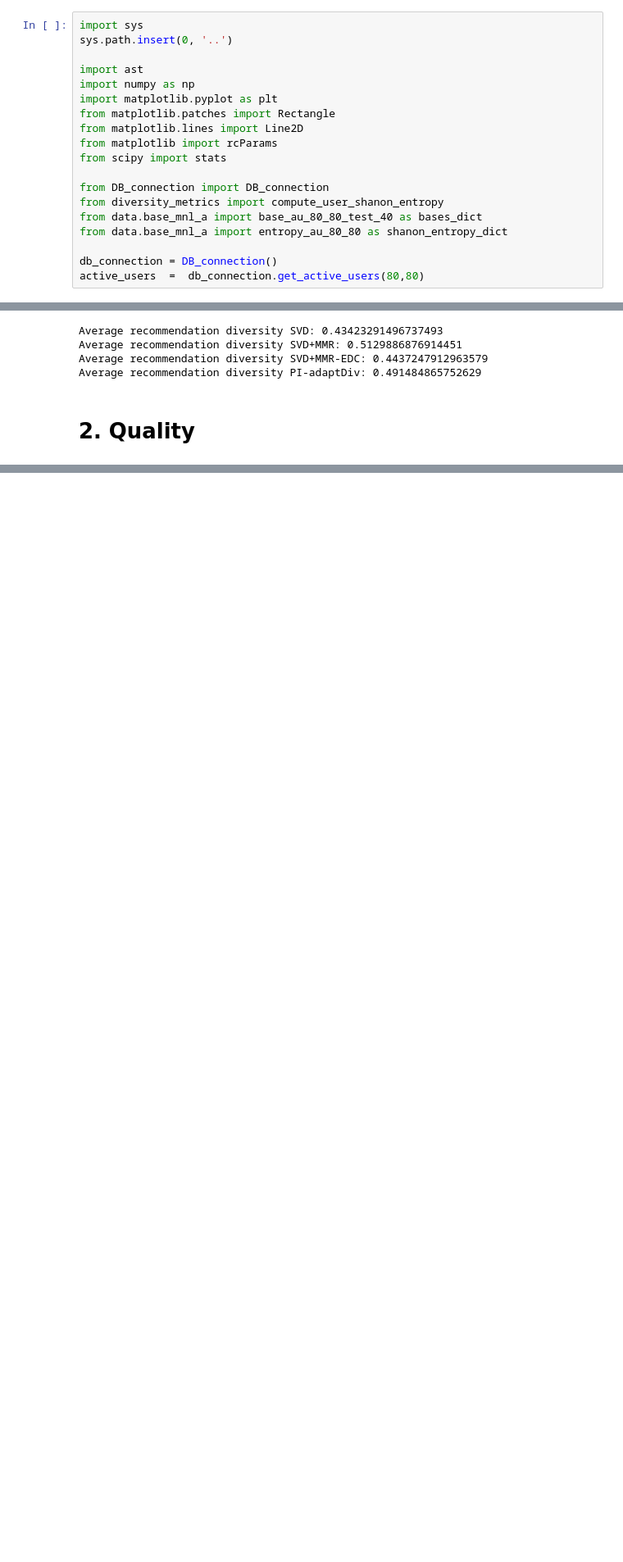
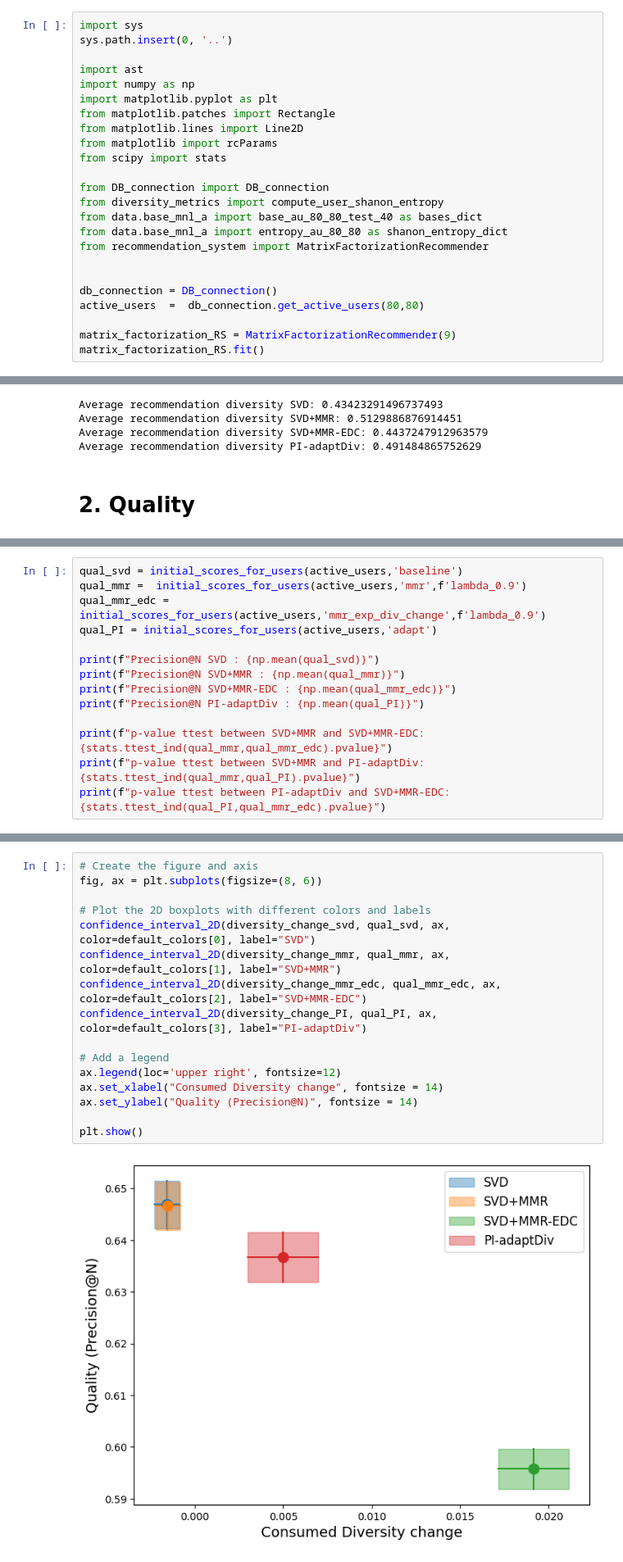
Before and after one commit to CoTimmers/PI-adaptDiv_journal_article, a Jupyter notebook: offline_study/ebnerd/notebooks/analyse_massive_simulation.ipynb, the cells around one changed output, grey strips where cells are left out. Shown: that part at 82% size. Cells and saved outputs as stored; diff of their text form; blank space fills up the shorter version.

```diff
--- a/offline_study/ebnerd/notebooks/analyse_massive_simulation.ipynb
+++ b/offline_study/ebnerd/notebooks/analyse_massive_simulation.ipynb
@@ -16,9 +16,14 @@ from DB_connection import DB_connection
 from diversity_metrics import compute_user_shanon_entropy
 from data.base_mnl_a import base_au_80_80_test_40 as bases_dict
 from data.base_mnl_a import entropy_au_80_80 as shanon_entropy_dict
+from recommendation_system import MatrixFactorizationRecommender
+
 
 db_connection = DB_connection()
 active_users  =  db_connection.get_active_users(80,80)
+
+matrix_factorization_RS = MatrixFactorizationRecommender(9)
+matrix_factorization_RS.fit()
 # %% [markdown]
 # Usefull functions
 # %%
@@ -531,0 +669,14 @@ Average recommendation diversity PI-adaptDiv: 0.491484865752629
+# %%
+qual_svd = initial_scores_for_users(active_users,'baseline')
+qual_mmr =  initial_scores_for_users(active_users,'mmr',f'lambda_0.9')
+qual_mmr_edc = initial_scores_for_users(active_users,'mmr_exp_div_change',f'lambda_0.9')
+qual_PI = initial_scores_for_users(active_users,'adapt')
+
+print(f"Precision@N SVD : {np.mean(qual_svd)}")
+print(f"Precision@N SVD+MMR : {np.mean(qual_mmr)}")
+print(f"Precision@N SVD+MMR-EDC : {np.mean(qual_mmr_edc)}")
+print(f"Precision@N PI-adaptDiv : {np.mean(qual_PI)}")
+
+print(f"p-value ttest between SVD+MMR and SVD+MMR-EDC: {stats.ttest_ind(qual_mmr,qual_mmr_edc).pvalue}")
+print(f"p-value ttest between SVD+MMR and PI-adaptDiv: {stats.ttest_ind(qual_mmr,qual_PI).pvalue}")
+print(f"p-value ttest between PI-adaptDiv and SVD+MMR-EDC: {stats.ttest_ind(qual_PI,qual_mmr_edc).pvalue}")
@@ -531,0 +746,18 @@ Average recommendation diversity PI-adaptDiv: 0.491484865752629
+# %%
+# Create the figure and axis
+fig, ax = plt.subplots(figsize=(8, 6))
+
+# Plot the 2D boxplots with different colors and labels
+confidence_interval_2D(diversity_change_svd, qual_svd, ax, color=default_colors[0], label="SVD")
+confidence_interval_2D(diversity_change_mmr, qual_mmr, ax, color=default_colors[1], label="SVD+MMR")
+confidence_interval_2D(diversity_change_mmr_edc, qual_mmr_edc, ax, color=default_colors[2], label="SVD+MMR-EDC")
+confidence_interval_2D(diversity_change_PI, qual_PI, ax, color=default_colors[3], label="PI-adaptDiv")
+
+# Add a legend
+ax.legend(loc='upper right', fontsize=12)
+ax.set_xlabel("Consumed Diversity change", fontsize = 14)
+ax.set_ylabel("Quality (Precision@N)", fontsize = 14)
+
+plt.show()
+# %% [output]
+[figure, added]
```
Also changed, not shown: parts of 12 cells of this notebook.
